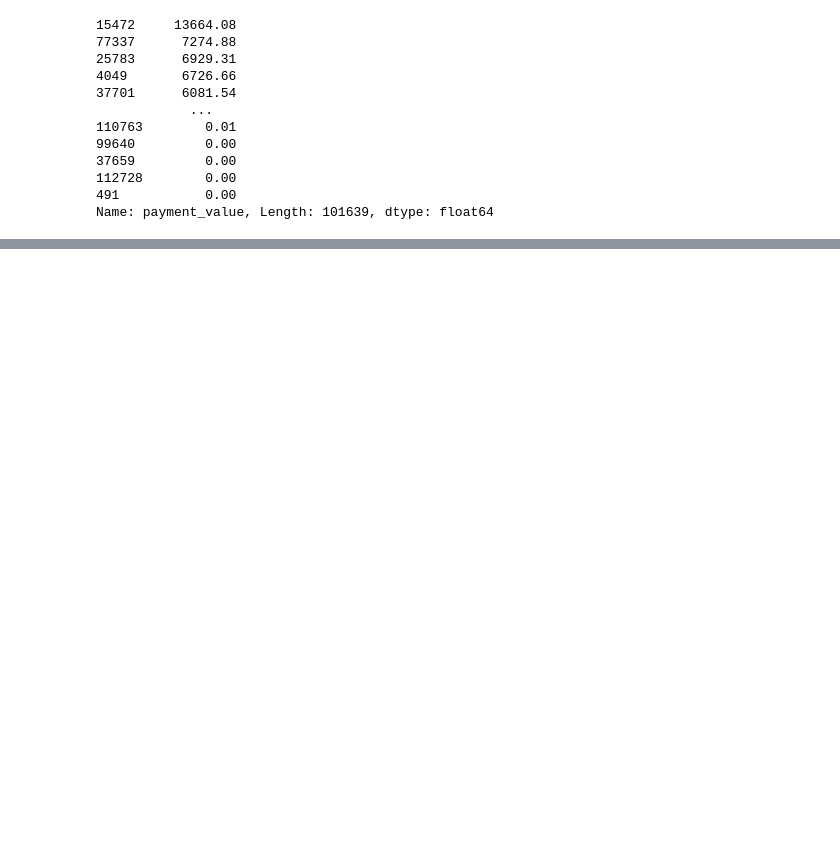
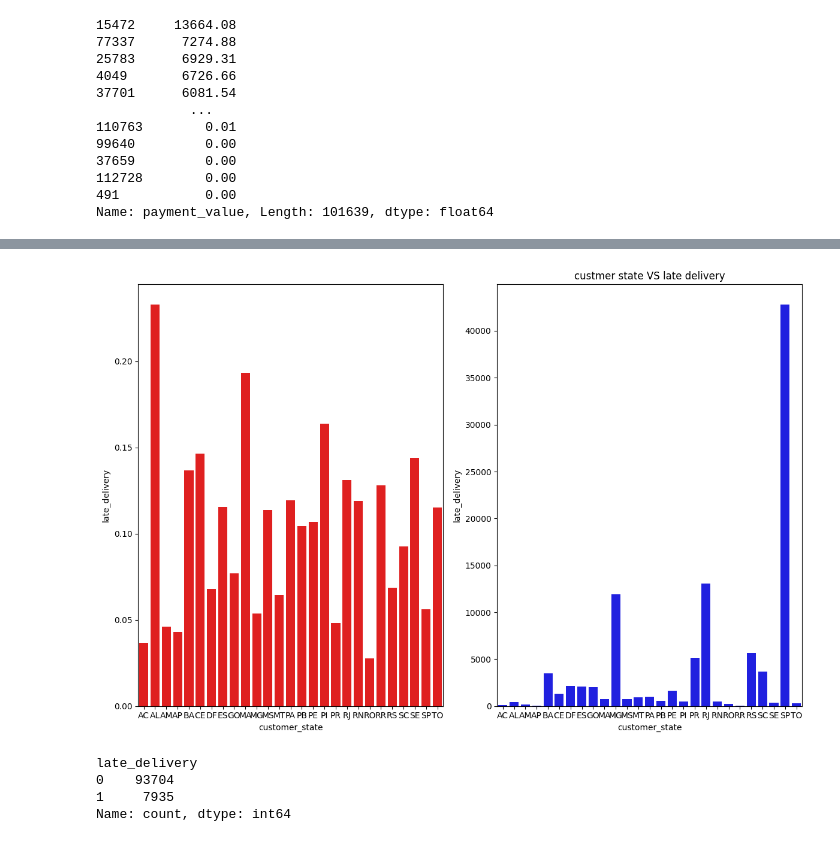
Before and after one commit to sherifalaa42/Brazilian_ecommerce, a Jupyter notebook: Data_wranggling.ipynb, the cells around one changed output, grey strips where cells are left out. Cells and saved outputs as stored; diff of their text form; code cells hidden in the pictures; blank space fills up the shorter version.

```diff
--- a/Data_wranggling.ipynb
+++ b/Data_wranggling.ipynb
@@ -272,0 +320,20 @@ Name: count, dtype: int64
+# %%
+# Tried the count before but its better to use the mean since it gives an intuation
+# about the number of purchases made in this state
+fig, axes = plt.subplots(1,2, figsize=(12,8))
+customer_state_delivery =  df.groupby('customer_state')['late_delivery'].mean()
+sns.barplot(customer_state_delivery, color="r", ax=axes[0])
+plt.title("custmer state VS late delivery")
+
+customer_state_delivery_count =  df.groupby('customer_state')['late_delivery'].count()
+sns.barplot(customer_state_delivery_count, color="b", ax=axes[1])
+plt.tight_layout()
+# %% [output]
+[figure, added]
+# %%
+df['late_delivery'].value_counts()
+# %% [output]
+late_delivery
+0    93704
+1     7935
+Name: count, dtype: int64
```
Also changed, not shown: parts of 31 cells of this notebook, 1 other file.
